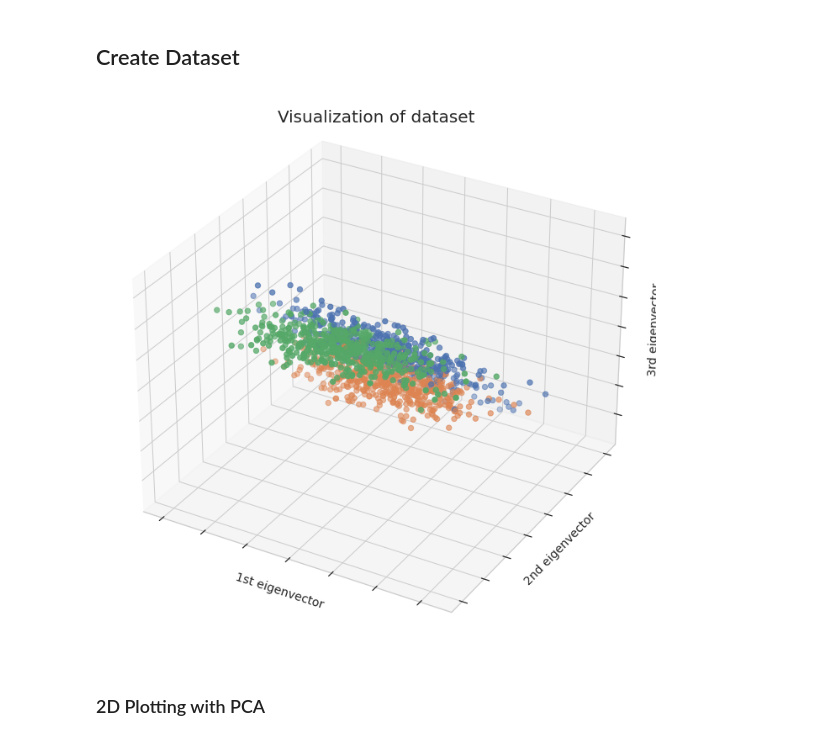
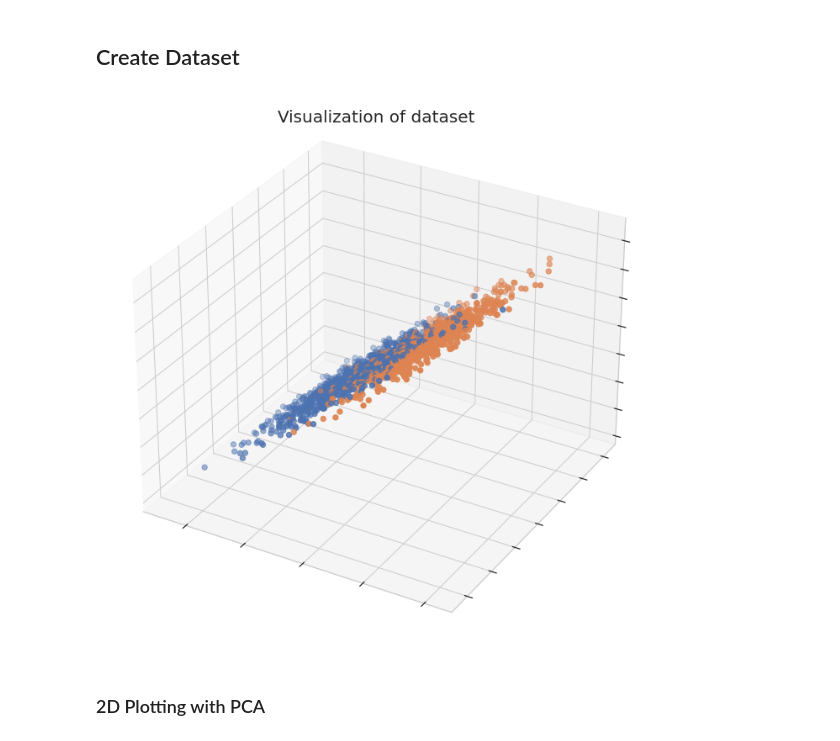
Before and after one commit to carraraig/Introduction_to_ML, a Jupyter notebook: TP_2024/Lesson6/Lez_6.ipynb, the cells around one changed output. Drawn from its saved outputs; the diff is of its cells as text; code cells hidden in the pictures.

```diff
--- a/TP_2024/Lesson6/Lez_6.ipynb
+++ b/TP_2024/Lesson6/Lez_6.ipynb
@@ -16,9 +16,6 @@ import umap
 %matplotlib inline
 sns.set()
 sns.set(rc={"figure.figsize": (15, 12)})
-# %%
-PALETTE = sns.color_palette('deep', n_colors=3)
-CMAP = ListedColormap(PALETTE.as_hex())
 # %%
 RANDOM_STATE = 42
 # %% [markdown]
@@ -40,6 +40,9 @@ def plot_2d(x, y, c, title, xlabel="1st eigenvector", ylabel="2nd eigenvector"):
 # %%
 def plot_3d(x, y, z, c, title):
     sns.set_style('whitegrid')
+
+    PALETTE = sns.color_palette('deep', n_colors=len(np.unique(c)))
+    CMAP = ListedColormap(PALETTE.as_hex())
 
     fig = plt.figure(1, figsize=(15, 12))
     ax = fig.add_subplot(111, projection="3d")
@@ -52,9 +55,9 @@ def plot_3d(x, y, z, c, title):
     ax.set_title(title, fontsize=20, y=1.03)
 
     fsize = 14
-    ax.set_xlabel("1st eigenvector", fontsize=fsize)
-    ax.set_ylabel("2nd eigenvector", fontsize=fsize)
-    ax.set_zlabel("3rd eigenvector", fontsize=fsize)
+    #ax.set_xlabel("1st eigenvector", fontsize=fsize)
+    #ax.set_ylabel("2nd eigenvector", fontsize=fsize)
+    #ax.set_zlabel("3rd eigenvector", fontsize=fsize)
 
     ax.xaxis.set_ticklabels([])
     ax.yaxis.set_ticklabels([])
@@ -65,22 +68,22 @@ def plot_3d(x, y, z, c, title):
 # %%
 from sklearn.datasets import make_classification
 X, y = make_classification(
     n_features=6,
-    n_classes=3,
+    n_classes=2,
     n_samples=1500,
     n_informative=2,
     random_state=42,
     n_clusters_per_class=1,
     )
 
 plot_3d(
     x=X[:, 0],
     y=X[:, 1],
     z=X[:, 2],
     c=y,
     title = "Visualization of dataset")
 # %% [output]
-[figure, old version]
+[figure, new version]
 # %% [markdown]
 ### 2D Plotting with PCA
 # %%
```
Also changed, not shown: parts of 38 cells of this notebook.
